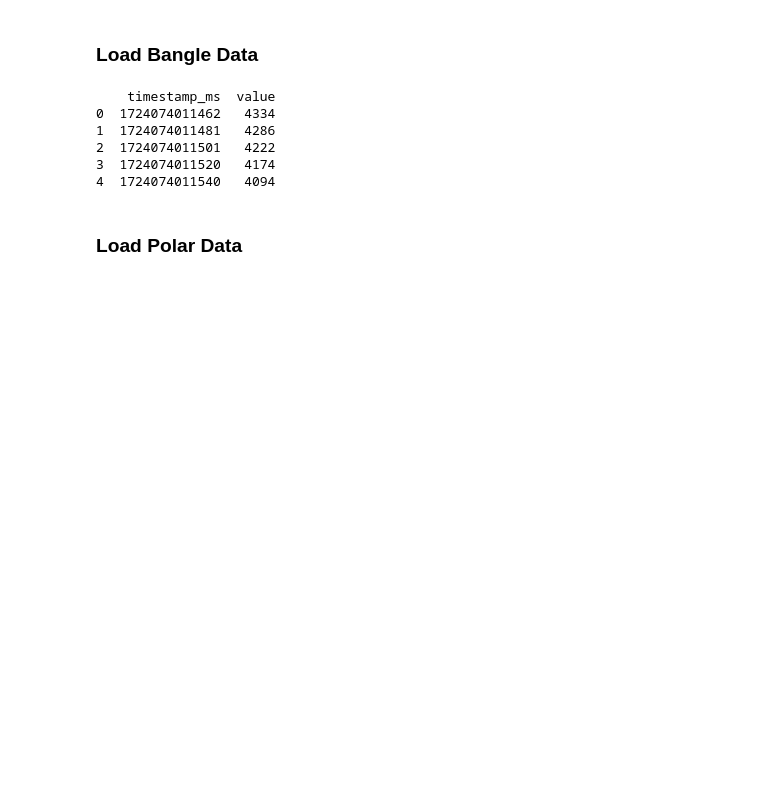
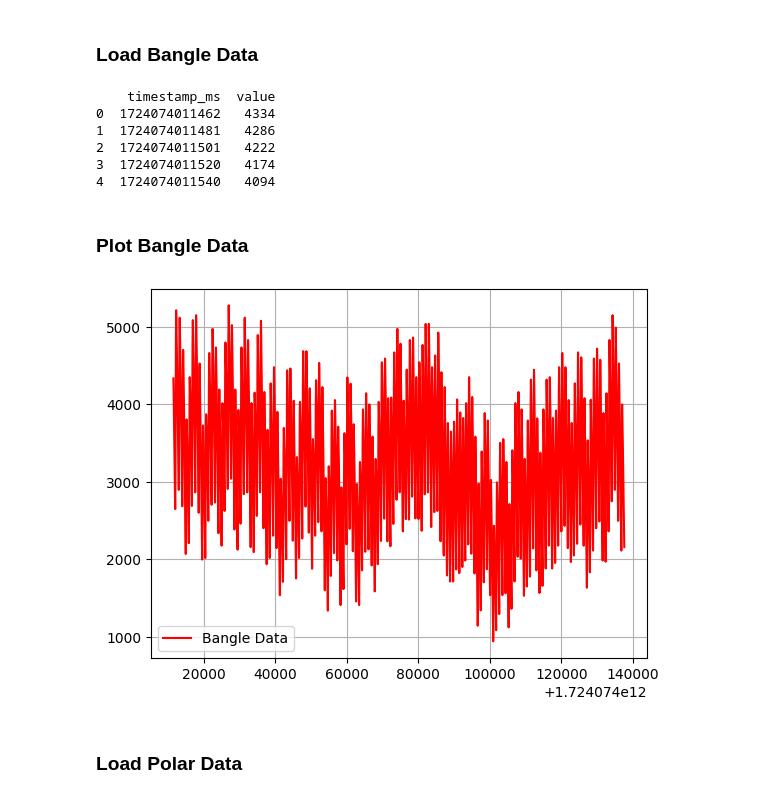
Before and after one commit to Showmick119/Benchmarking-Signal-Processing-Packages, a Jupyter notebook: practice.ipynb, the cells around one changed output. Saved outputs shown, nothing was run; the diff lists cells and outputs as text; code cells hidden in the pictures; blank space fills up the shorter version.

Commit message:
Initial plots of raw data

```diff
--- a/practice.ipynb
+++ b/practice.ipynb
@@ -19,6 +20,18 @@ print(bangle_data.head())
 2  1724074011501   4222
 3  1724074011520   4174
 4  1724074011540   4094
+# %% [markdown]
+### **Plot Bangle Data**
+# %%
+x_axis = bangle_data["timestamp_ms"]
+y_axis = bangle_data["value"]
+
+plt.plot(x_axis, y_axis, c='r', label="Bangle Data")
+plt.legend()
+plt.grid(True, 'both', 'both')
+plt.show()
+# %% [output]
+[figure, added]
 # %% [markdown]
 ### **Load Polar Data**
 # %%
```
Also changed, not shown: parts of 5 cells of this notebook.
